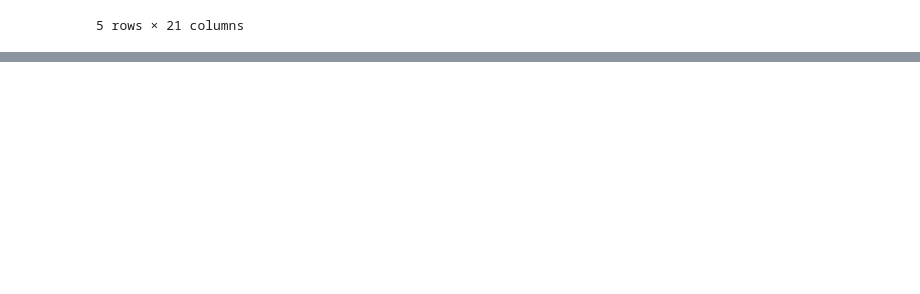
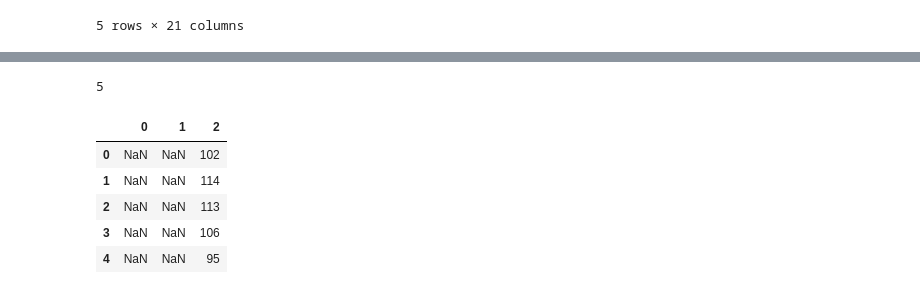
Before and after one commit to kaitlynhop/Movies-ETL, a Jupyter notebook: wikipedia_extract.ipynb, the cells around one changed output, grey strips where cells are left out. Saved outputs shown, nothing was run; the diff lists cells and outputs as text; code cells hidden in the pictures; blank space fills up the shorter version.

```diff
--- a/wikipedia_extract.ipynb
+++ b/wikipedia_extract.ipynb
@@ -721,0 +833,4 @@ wiki_movies_df.head()
+# %%
+## Convert date to datetime and save as new column
+wiki_movies_df['release_date'] = pd.to_datetime(release_date.str.extract(f'({date_form_one}|{date_form_two}|{date_form_three}|{date_form_four})')[0], infer_datetime_format=True)
+wiki_movies_df.tail(5)
@@ -721,0 +845,5 @@ wiki_movies_df.head()
+# %%
+### Parse movie length time
+## Isolate series and convert list to string
+running_time = wiki_movies_df['Length'].dropna().apply(lambda x: ' '.join(x) if type(x) == list else x)
+len(running_time)
@@ -721,0 +948,16 @@ wiki_movies_df.head()
+# %%
+# Capturing hour + minute data separate for conversion
+running_time.str.contains(r'\d+\s*ho?u?r?s?\s*\d*', flags=re.IGNORECASE, na=False).sum()
+# %% [output]
+5
+# %%
+# Extract digital running time data
+running_time_extract = running_time.str.extract(r'(\d+)\s*ho?u?r?s?\s*(\d*)|(\d+)\s*m')
+running_time_extract.head()
+# %% [output]
+|  | 0 | 1 | 2 |
+| 0 | NaN | NaN | 102 |
+| 1 | NaN | NaN | 114 |
+| 2 | NaN | NaN | 113 |
+| 3 | NaN | NaN | 106 |
+| 4 | NaN | NaN | 95 |
```
Also changed, not shown: parts of 25 cells of this notebook.
